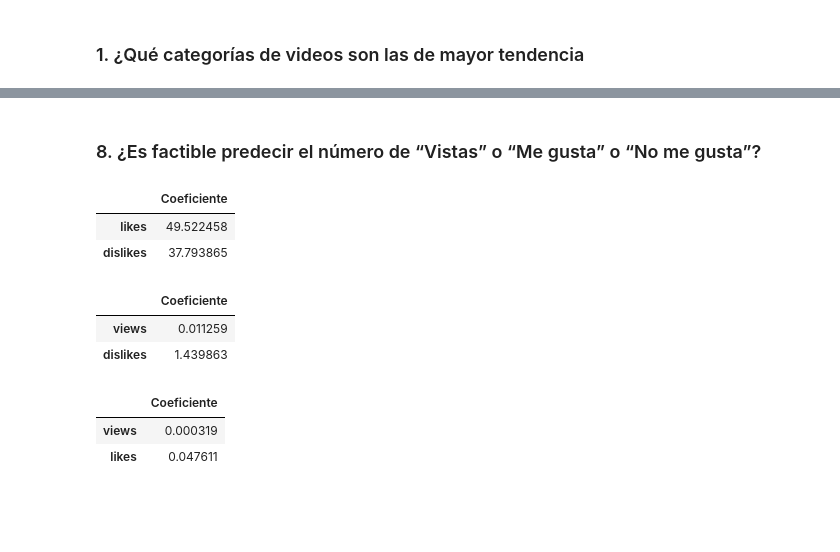
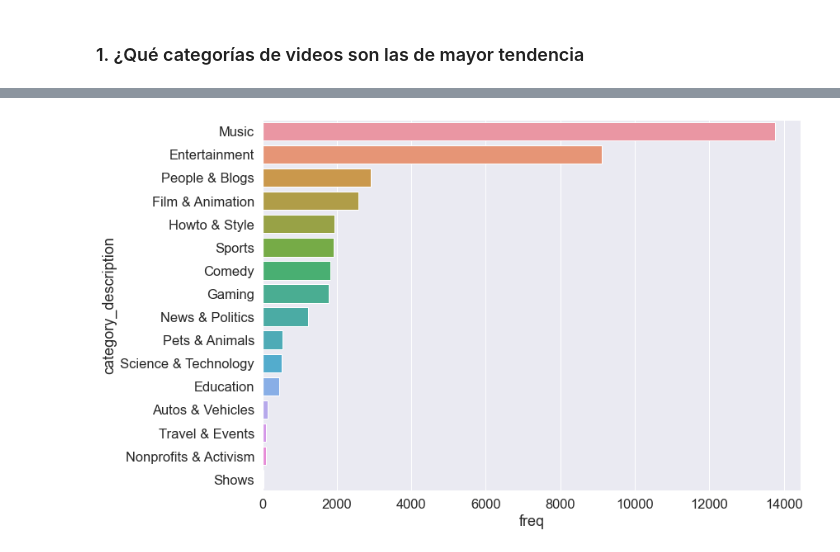
Before and after one commit to Jack-Cruz/EB-2021-1-CC51, a Jupyter notebook: code2/code.ipynb, the cells around one changed output, grey strips where cells are left out. Cells and saved outputs as stored; diff of their text form; code cells hidden in the pictures; blank space fills up the shorter version.

Commit message:
pregunta 1, 2, 5

```diff
--- a/code2/code.ipynb
+++ b/code2/code.ipynb
@@ -355,2 +258,0 @@ plt.show()
-# %% [markdown]
-### 8. ¿Es factible predecir el número de “Vistas” o “Me gusta” o “No me gusta”?
@@ -360,47 +259,11 @@ from sklearn.linear_model import LinearRegression
-# %%
-X=video_level[['likes','dislikes']]
-y=video_level['views']
-X_train, X_test, y_train, y_test = train_test_split(X,y, test_size=0.30,
-                                                    random_state=101)
-
-lm = LinearRegression()
-lm.fit(X_train,y_train)
-slope = lm.coef_
-
-coef_df = pd.DataFrame(lm.coef_,X.columns,columns=['Coeficiente'])
-coef_df
-# %% [output]
-|  | Coeficiente |
-| likes | 49.522458 |
-| dislikes | 37.793865 |
-# %%
-X=video_level[['views','dislikes']]
-y=video_level['likes']
-X_train, X_test, y_train, y_test = train_test_split(X,y, test_size=0.20,
-                                                    random_state=101)
-lm = LinearRegression()
-lm.fit(X_train,y_train)
-slope = lm.coef_
-
-coef_df = pd.DataFrame(lm.coef_,X.columns,columns=['Coeficiente'])
-coef_df
-# %% [output]
-|  | Coeficiente |
-| views | 0.011259 |
-| dislikes | 1.439863 |
-# %%
-X=video_level[['views','likes']]
-y=video_level['dislikes']
-X_train, X_test, y_train, y_test = train_test_split(X,y, test_size=0.30,
-                                                    random_state=101)
-
-lm = LinearRegression()
-lm.fit(X_train,y_train)
-slope = lm.coef_
-
-coef_df = pd.DataFrame(lm.coef_,X.columns,columns=['Coeficiente'])
-coef_df
-# %% [output]
-|  | Coeficiente |
-| views | 0.000319 |
-| likes | 0.047611 |
+# %%
+pregunta1 = video_level.copy()
+pregunta1 = video_level.groupby(['category_description']).sum()
+pregunta1.sort_values(by=['freq'], ascending=False, inplace=True)
+pregunta1
+
+sns.set(font_scale=1.5, rc={'figure.figsize':(11.7,8.27)})
+tmp = pregunta1.freq
+_ = sns.barplot(y=tmp.index, x=tmp)
+# %% [output]
+[figure, added]
```
Also changed, not shown: parts of 33 cells of this notebook.
